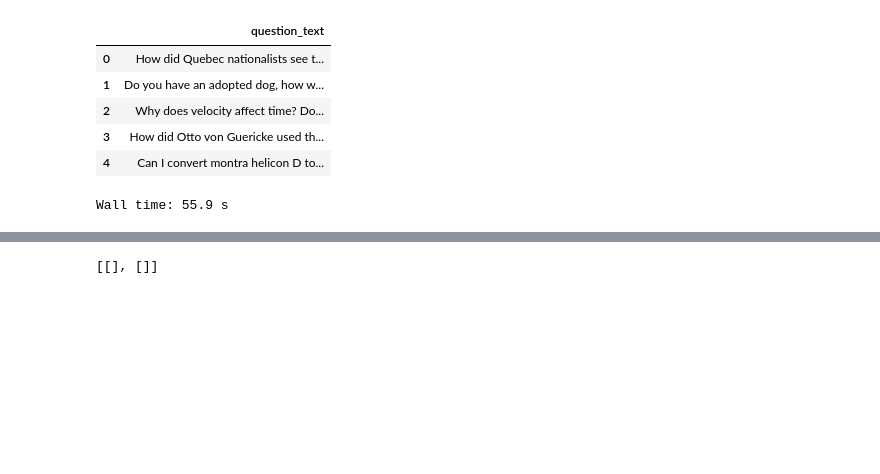
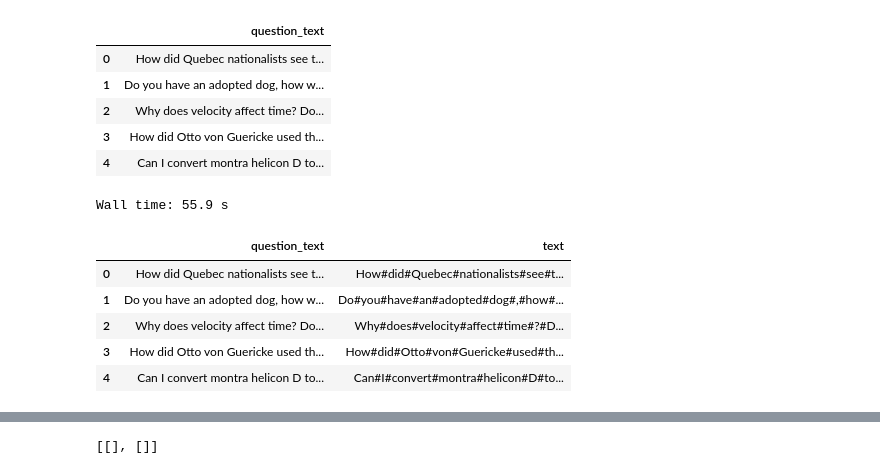
Before and after one commit to aligusnet/data-experiments, a Jupyter notebook: Quora_Insincere_Questions/data/embeddings.ipynb, the cells around one changed output, grey strips where cells are left out. Cells and saved outputs as stored; diff of their text form; code cells hidden in the pictures; blank space fills up the shorter version.

Commit message:
[quora] play with embeddings

```diff
--- a/Quora_Insincere_Questions/data/embeddings.ipynb
+++ b/Quora_Insincere_Questions/data/embeddings.ipynb
@@ -46,6 +46,15 @@ text = [clean_text(doc) for doc in nlp.pipe(tqdm(quora.question_text))]
 quora['text'] = text
 # %% [output]
 Wall time: 55.9 s
+# %%
+quora.head()
+# %% [output]
+|  | question_text | text |
+| 0 | How did Quebec nationalists see t... | How#did#Quebec#nationalists#see#t... |
+| 1 | Do you have an adopted dog, how w... | Do#you#have#an#adopted#dog#,#how#... |
+| 2 | Why does velocity affect time? Do... | Why#does#velocity#affect#time#?#D... |
+| 3 | How did Otto von Guericke used th... | How#did#Otto#von#Guericke#used#th... |
+| 4 | Can I convert montra helicon D to... | Can#I#convert#montra#helicon#D#to... |
 # %%
 %%time
 
```
Also changed, not shown: parts of 1 cell of this notebook.
